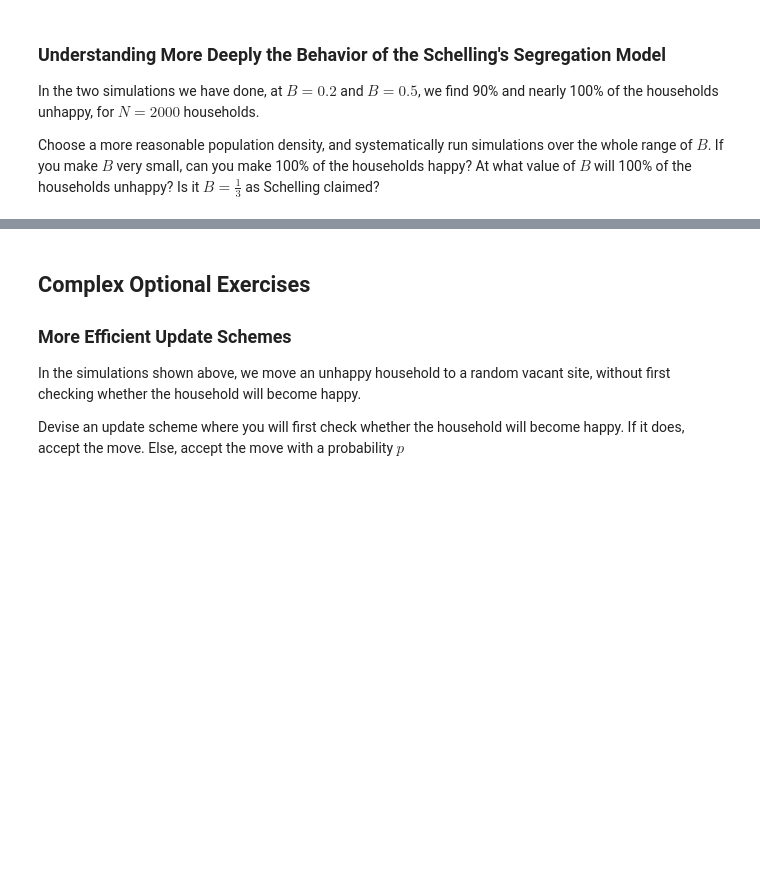
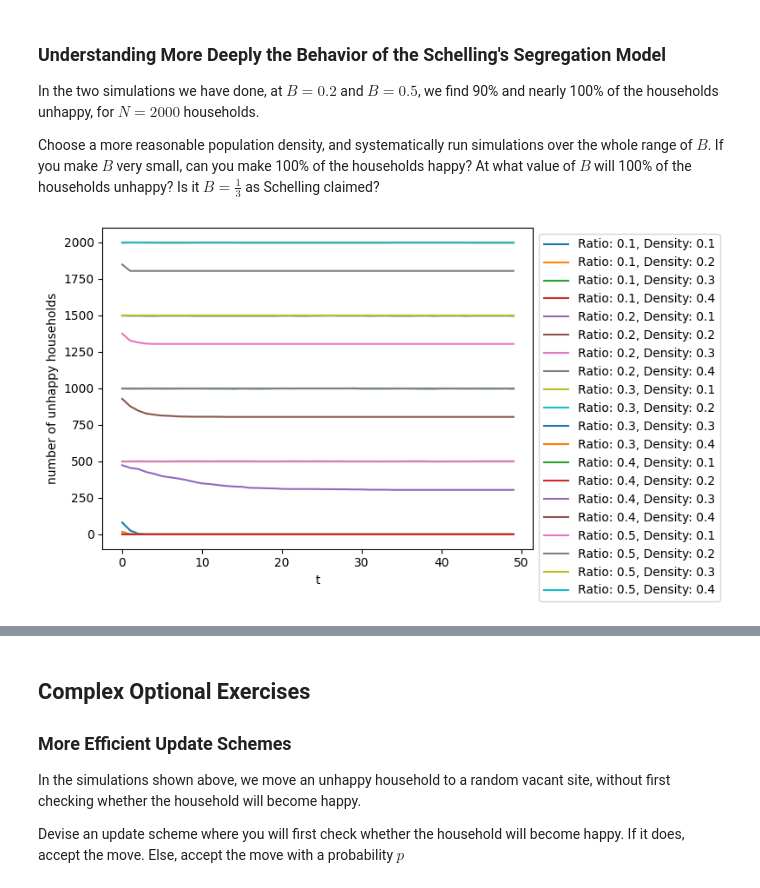
Before and after one commit to PunnawatSiri/Complexity_Science_Course, a Jupyter notebook: Segregation.ipynb, the cells around one changed output, grey strips where cells are left out. Drawn from its saved outputs; the diff is of its cells as text; code cells hidden in the pictures; blank space fills up the shorter version.

```diff
--- a/Segregation.ipynb
+++ b/Segregation.ipynb
@@ -348,3 +379,34 @@ In this exercise, explore other population densities.
 In the two simulations we have done, at $B = 0.2$ and $B = 0.5$, we find 90\% and nearly 100\% of the households unhappy, for $N = 2000$ households.
 
 Choose a more reasonable population density, and systematically run simulations over the whole range of $B$. If you make $B$ very small, can you make 100\% of the households happy? At what value of $B$ will 100\% of the households unhappy? Is it $B = \frac{1}{3}$ as Schelling claimed?
+# %%
+res = {}
+L = 50
+# number of time steps to simulate
+T = 50
+# run simulations
+for B in range(10,60,10):
+  for d in range(10,100,10):
+    N = int(L*L*d/100)
+    if 2*N >= L*L: break
+    city, vacant = init_city([N,N],L)
+    # initialize array to store number of unhappy households
+    M = []
+    for t in range(T):
+        # find unhappy households
+        unhappy = satisfaction(city, B/100)
+        # record number of unhappy households
+        M.append(len(unhappy))
+        # move households
+        city = move(city, vacant, unhappy)
+    res[f"Ratio: {B/100}, Density: {d/100}"] = M
+# %%
+for key, value in res.items():
+  plt.plot(value,label=key)
+  plt.legend(loc='best',bbox_to_anchor=(1, 1))
+  #plt.axis([0,100,1800,1830])
+  plt.xlabel('t')
+  plt.ylabel('number of unhappy households')
+plt.show()
+# %% [output]
+[figure, added]
```
Also changed, not shown: parts of 12 cells of this notebook.
